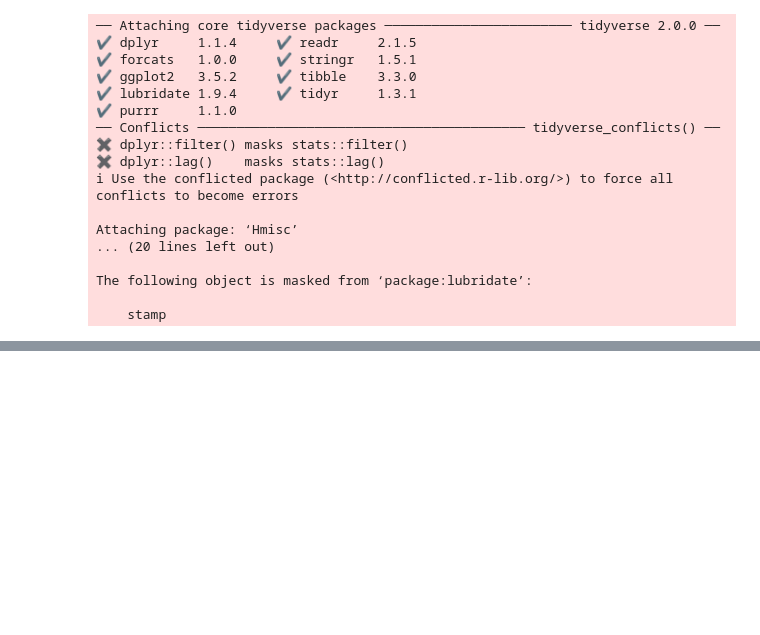
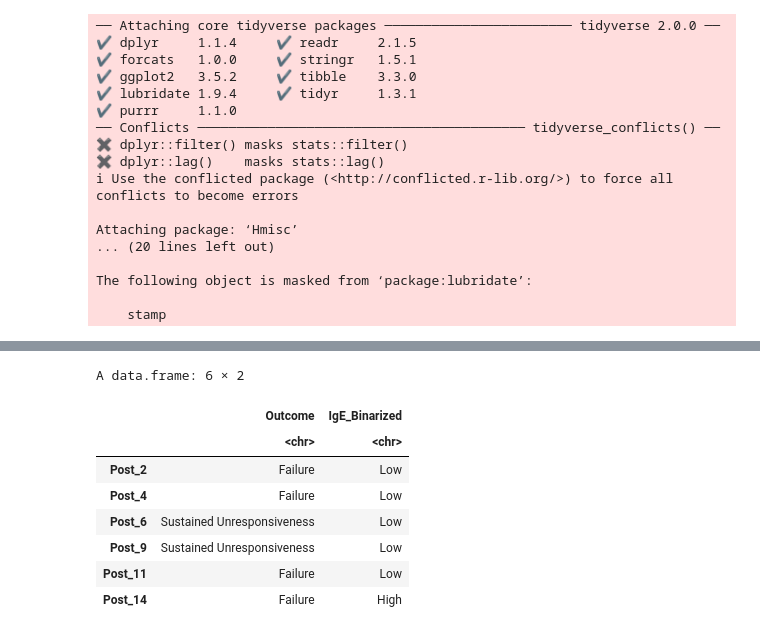
Before and after one commit to Ragerlab/P1013.-Microbiome-Peanut-Allergy, a Jupyter notebook: 5. Cluster Analyses/Heatmaps.ipynb, the cells around one changed output, grey strips where cells are left out. Saved outputs shown, nothing was run; the diff lists cells and outputs as text; code cells hidden in the pictures; blank space fills up the shorter version.

```diff
--- a/5. Cluster Analyses/Heatmaps.ipynb
+++ b/5. Cluster Analyses/Heatmaps.ipynb
@@ -69,3 +79,20 @@ A data.frame: 6 × 66
 | Post_8 | FS001-10 | FS001-10-36mo | 8 | Post | A | Sustained Unresponsiveness | 1.389041 | 0.42 | ... |
 | Post_10 | FS001-12 | FS001-12-36mo | 10 | Post | A | Failure | 1.567123 | 4.34 | ... |
 | Post_13 | FS001-15 | FS001-15-36mo | 13 | Post | A | Failure | 3.912329 | 105.00 | ... |
+# %%
+saliva_covariates_df = post_saliva_df %>%
+    select(Outcome, IgE_Binarized)
+stool_covariates_df = post_stool_df %>%
+    select(Outcome, IgE_Binarized)
+
+head(saliva_covariates_df)
+# %% [output]
+A data.frame: 6 × 2
+|  | Outcome | IgE_Binarized |
+|  | <chr> | <chr> |
+| Post_2 | Failure | Low |
+| Post_4 | Failure | Low |
+| Post_6 | Sustained Unresponsiveness | Low |
+| Post_9 | Sustained Unresponsiveness | Low |
+| Post_11 | Failure | Low |
+| Post_14 | Failure | High |
```
Also changed, not shown: parts of 4 cells of this notebook.
